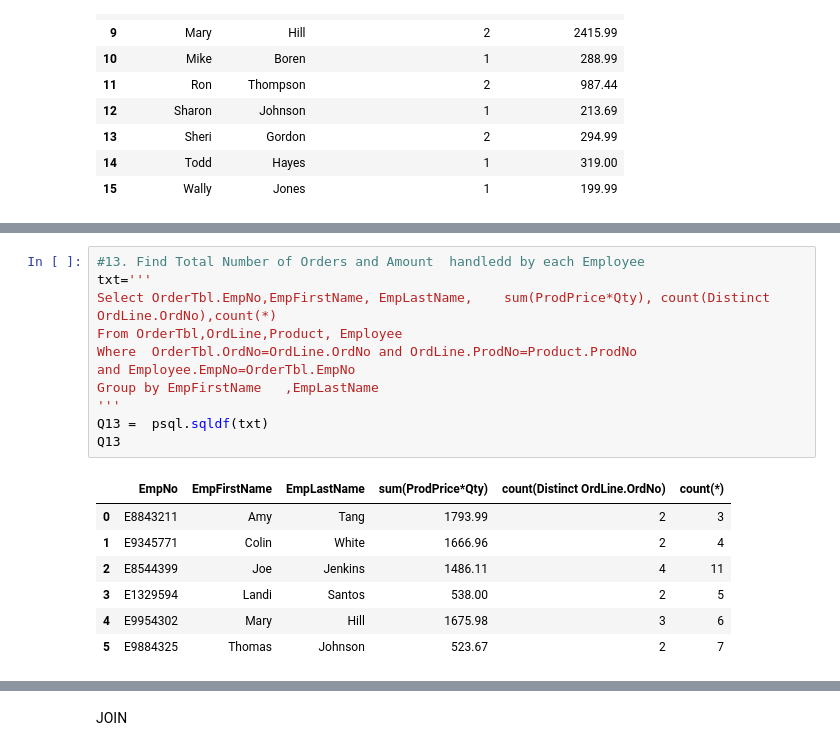
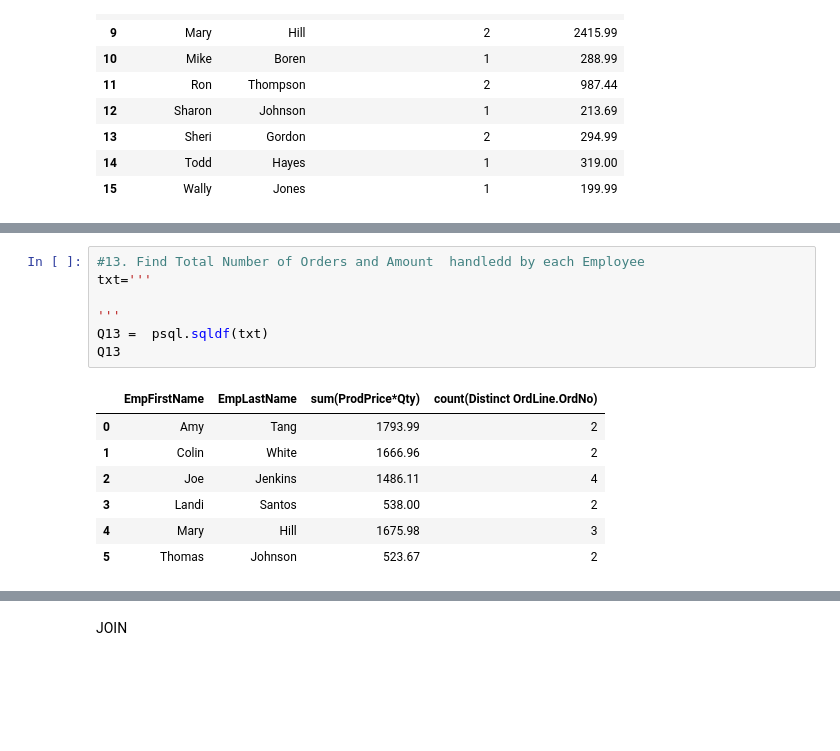
Before and after one commit to ogut77/BA, a Jupyter notebook: MultipleTableAns.ipynb, the cells around one changed output, grey strips where cells are left out. Drawn from its saved outputs; the diff is of its cells as text; blank space fills up the shorter version.

```diff
--- a/MultipleTableAns.ipynb
+++ b/MultipleTableAns.ipynb
@@ -309,22 +306,18 @@ Q12
 # %%
 #13. Find Total Number of Orders and Amount  handledd by each Employee
 txt='''
-Select OrderTbl.EmpNo,EmpFirstName,	EmpLastName,	sum(ProdPrice*Qty),	count(Distinct OrdLine.OrdNo),count(*)
-From OrderTbl,OrdLine,Product, Employee
-Where  OrderTbl.OrdNo=OrdLine.OrdNo and OrdLine.ProdNo=Product.ProdNo
-and Employee.EmpNo=OrderTbl.EmpNo
-Group by EmpFirstName	,EmpLastName
+
 '''
 Q13 =  psql.sqldf(txt)
 Q13
 # %% [output]
-|  | EmpNo | EmpFirstName | EmpLastName | sum(ProdPrice*Qty) | count(Distinct OrdLine.OrdNo) | count(*) |
-| 0 | E8843211 | Amy | Tang | 1793.99 | 2 | 3 |
-| 1 | E9345771 | Colin | White | 1666.96 | 2 | 4 |
-| 2 | E8544399 | Joe | Jenkins | 1486.11 | 4 | 11 |
-| 3 | E1329594 | Landi | Santos | 538.00 | 2 | 5 |
-| 4 | E9954302 | Mary | Hill | 1675.98 | 3 | 6 |
-| 5 | E9884325 | Thomas | Johnson | 523.67 | 2 | 7 |
+|  | EmpFirstName | EmpLastName | sum(ProdPrice*Qty) | count(Distinct OrdLine.OrdNo) |
+| 0 | Amy | Tang | 1793.99 | 2 |
+| 1 | Colin | White | 1666.96 | 2 |
+| 2 | Joe | Jenkins | 1486.11 | 4 |
+| 3 | Landi | Santos | 538.00 | 2 |
+| 4 | Mary | Hill | 1675.98 | 3 |
+| 5 | Thomas | Johnson | 523.67 | 2 |
 # %%
 #14. Find each order's total amount and how many different products are there
 txt='''
```
Also changed, not shown: parts of 15 cells of this notebook.
